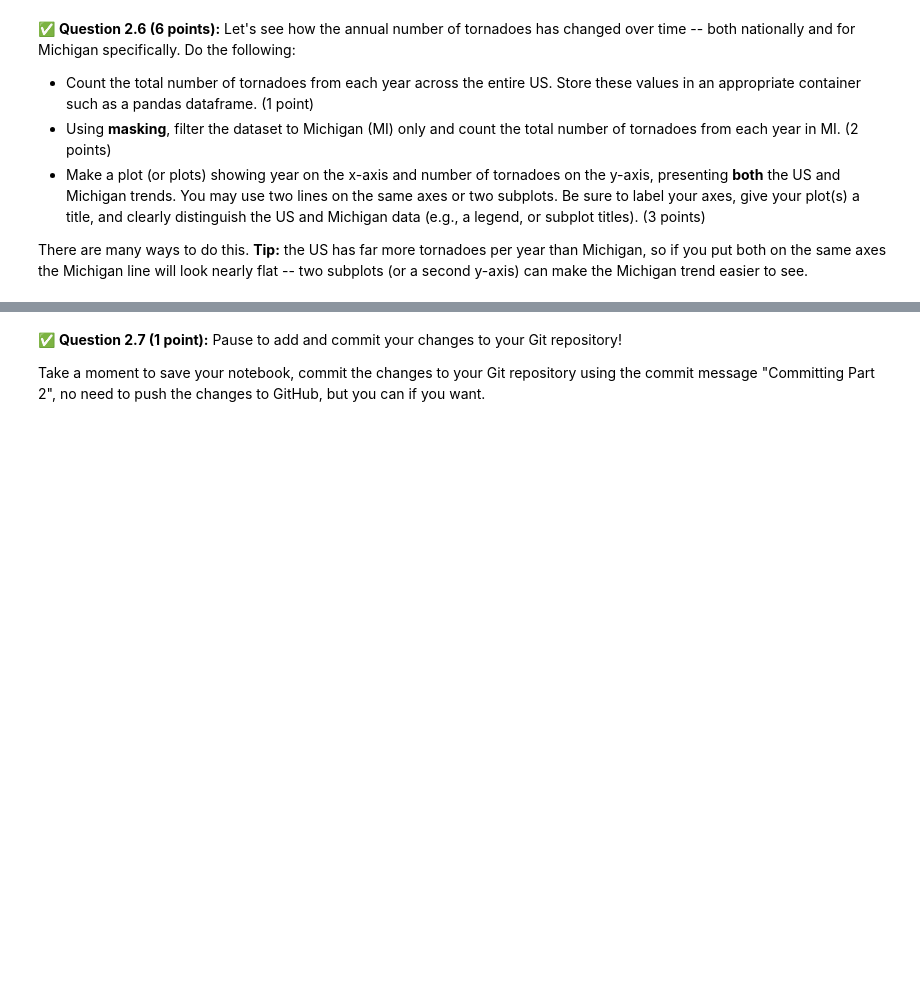
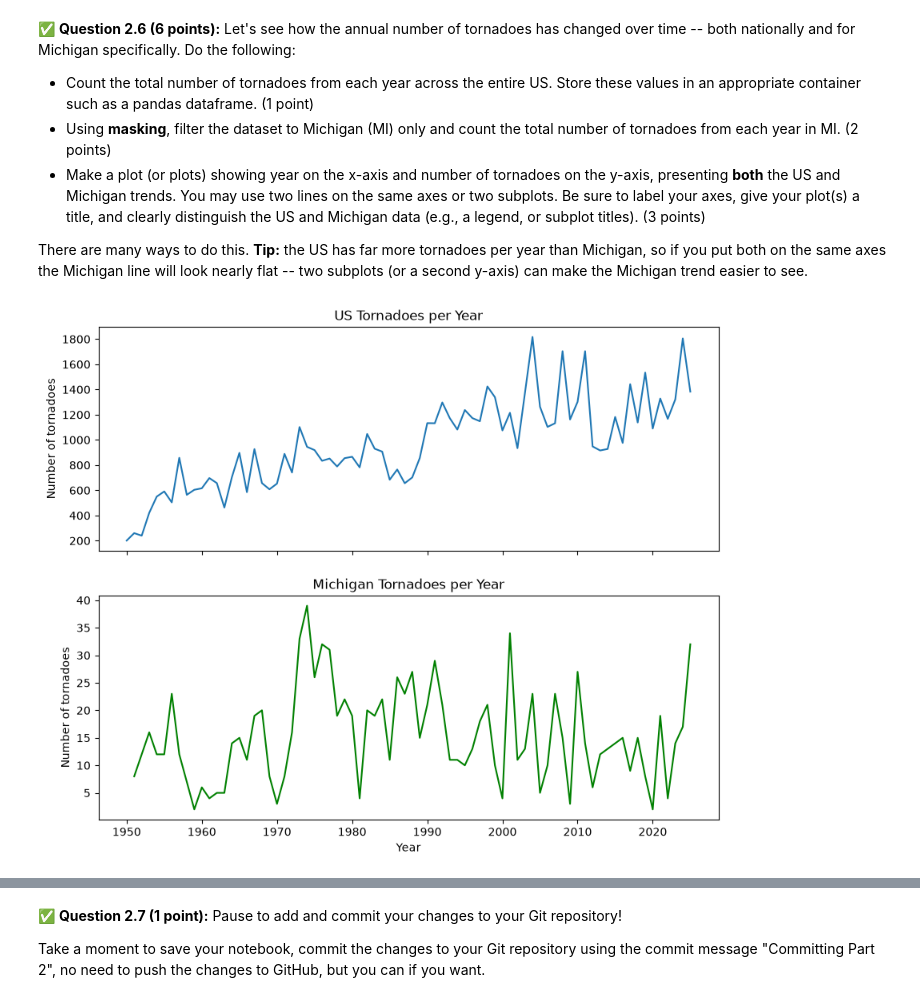
Before and after one commit to benni-ellisgoertler/CMSE202-f26-turnin, a Jupyter notebook: hw-01/HW01-GitPandasPackagesClasses-STUDENT.ipynb, the cells around one changed output, grey strips where cells are left out. Saved outputs shown, nothing was run; the diff lists cells and outputs as text; code cells hidden in the pictures; blank space fills up the shorter version.

```diff
--- a/hw-01/HW01-GitPandasPackagesClasses-STUDENT.ipynb
+++ b/hw-01/HW01-GitPandasPackagesClasses-STUDENT.ipynb
@@ -299,3 +352,21 @@ There are many ways to do this. **Tip:** the US has far more tornadoes per year
+# %%
+us_year = df.groupby("yr").size()
+
+mi = df[df["st"] == "MI"]
+mi_year = mi.groupby("yr").size()
+
+fig, axes = plt.subplots(2, 1, figsize=(10, 8), sharex=True)
+axes[0].plot(us_year.index, us_year.values)
+axes[0].set_title("US Tornadoes per Year")
+axes[0].set_ylabel("Number of tornadoes")
+
+axes[1].plot(mi_year.index, mi_year.values, color="green")
+axes[1].set_title("Michigan Tornadoes per Year")
+axes[1].set_xlabel("Year")
+axes[1].set_ylabel("Number of tornadoes")
+plt.show()
+# %% [output]
+[figure, added]
 # %% [markdown]
 <!-- END QUESTION -->
 <!-- DO NOT MODIFY OR DELETE THIS CELL. Make sure your solution to the question above is in the cell(s) above this one. -->
```
Also changed, not shown: parts of 31 cells of this notebook, 2 other files.
